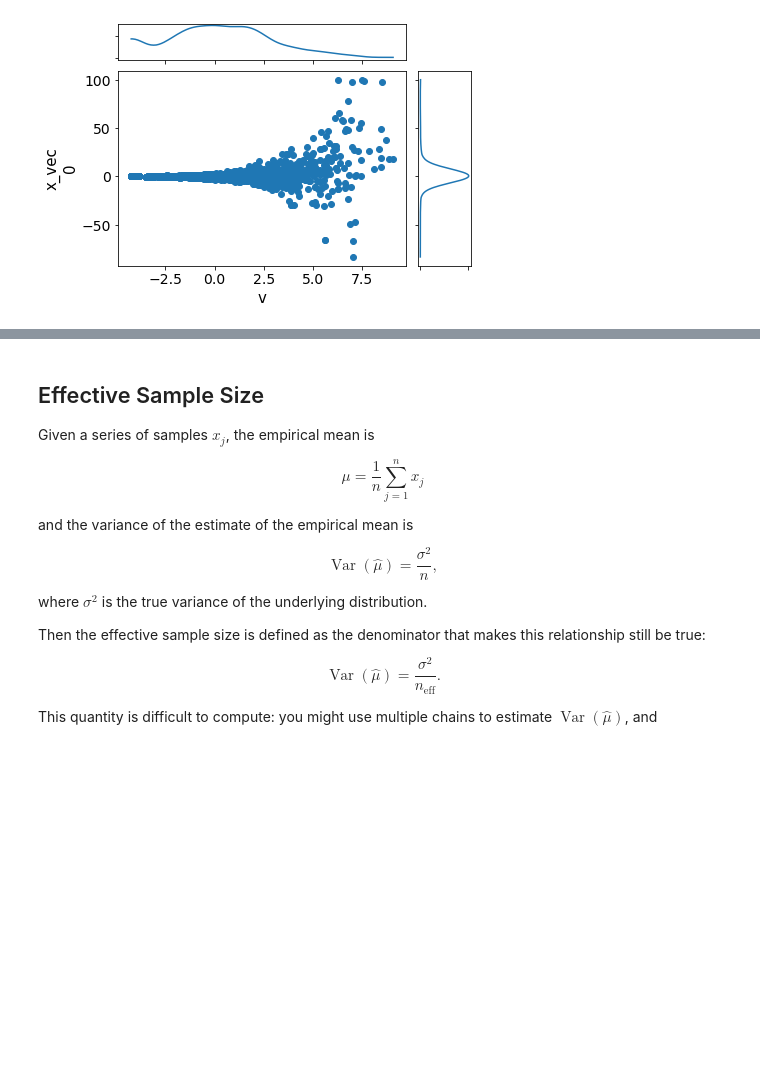
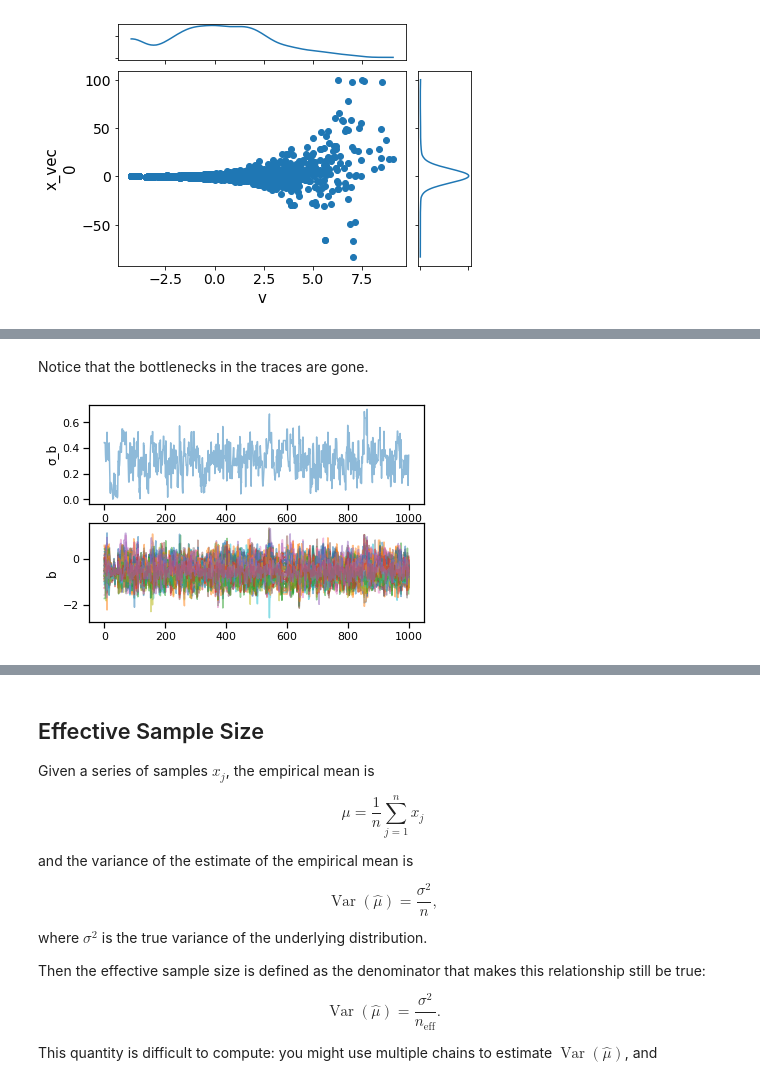
Before and after one commit to fonnesbeck/Bayes_Computing_Course, a Jupyter notebook: notebooks/Section3_2-Diagnostics.ipynb, the cells around one changed output, grey strips where cells are left out. Drawn from its saved outputs; the diff is of its cells as text; code cells hidden in the pictures; blank space fills up the shorter version.

```diff
--- a/notebooks/Section3_2-Diagnostics.ipynb
+++ b/notebooks/Section3_2-Diagnostics.ipynb
@@ -61,0 +93,25 @@ pm.plot_joint(trace);
+# %%
+from pymc3 import Deterministic
+
+with Model() as varying_slope_noncentered:
+
+    # Priors
+    μ_b = Normal('μ_b', mu=0., sigma=10)
+    σ_b = HalfCauchy('σ_b', 5)
+
+    # Common intercepts
+    a = Normal('a', mu=0., sigma=10)
+
+    # Non-centered random slopes
+    # Centered: b = Normal('b', μ_b, sigma=σ_b, shape=counties)
+    υ = Normal('υ', mu=0, sigma=1, shape=n_counties)
+    b = Deterministic("b", μ_b + υ * σ_b)
+
+    # Model error
+    σ_y = HalfCauchy('σ_y',5)
+
+    # Expected value
+    y_hat = a + b[county] * floor_measure
+
+    # Data likelihood
+    y_like = Normal('y_like', mu=y_hat, sigma=σ_y, observed=log_radon)
@@ -61,0 +122,3 @@ pm.plot_joint(trace);
+# %%
+with varying_slope_noncentered:
+    noncentered_trace = sample(1000, tune=2000, cores=2, random_seed=RANDOM_SEED)
@@ -61,0 +135,10 @@ pm.plot_joint(trace);
+# %% [markdown]
+Notice that the bottlenecks in the traces are gone.
+# %%
+fig, axs = plt.subplots(nrows=2)
+axs[0].plot(noncentered_trace.get_values('σ_b', chains=0), alpha=.5);
+axs[0].set(ylabel='σ_b');
+axs[1].plot(noncentered_trace.get_values('b', chains=0), alpha=.5);
+axs[1].set(ylabel='b');
+# %% [output]
+[figure, added]
```
Also changed, not shown: parts of 10 cells of this notebook, 7 other files.
